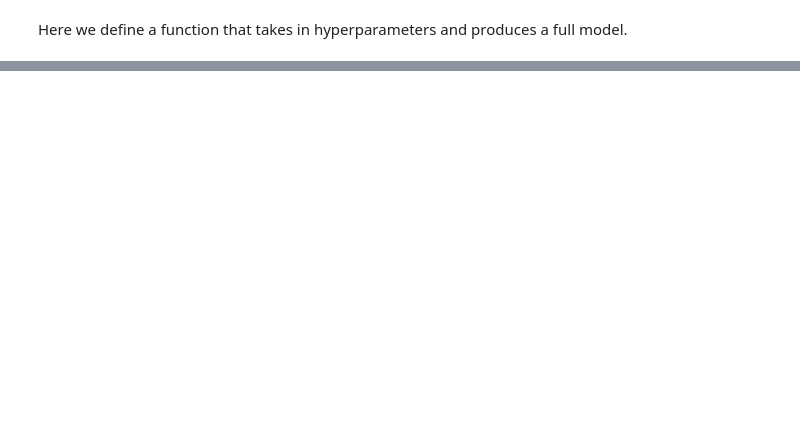
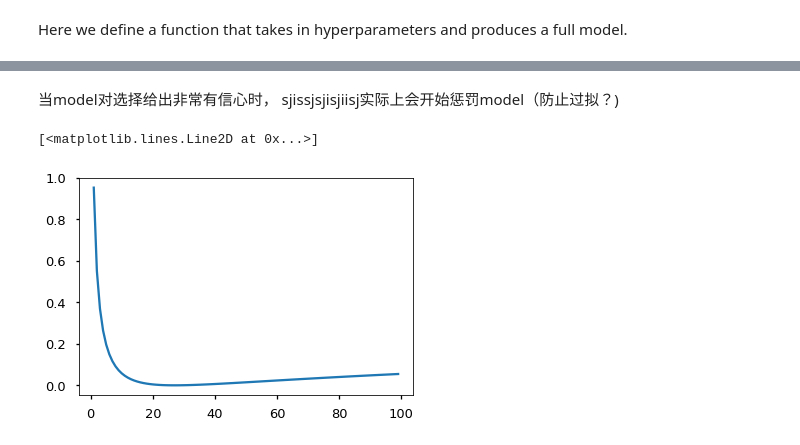
Before and after one commit to bjbluejita/deep-learning-notebook, a Jupyter notebook: 17-word_language_model-pytorch/Attention_is_all_you_need.ipynb, the cells around one changed output, grey strips where cells are left out. Saved outputs shown, nothing was run; the diff lists cells and outputs as text; code cells hidden in the pictures; blank space fills up the shorter version.

```diff
--- a/17-word_language_model-pytorch/Attention_is_all_you_need.ipynb
+++ b/17-word_language_model-pytorch/Attention_is_all_you_need.ipynb
@@ -299,0 +452,13 @@ print( tmp_model )
+# %% [markdown]
+当model对选择给出非常有信心时， sjissjsjisjiisj实际上会开始惩罚model（防止过拟？)
+# %%
+crit = LabelSmoothing( 5, 0, 0.1 )
+def loss( x ):
+    d = x + 3 * 1
+    predict = torch.FloatTensor( [[ 0, x/d, 1/d, 1/d, 1/d ]] )
+    return crit( Variable( predict.log() ), Variable( torch.LongTensor( [1] ) ) ).item()
+
+plt.plot( np.arange(1, 100), [loss(x) for x in range(1, 100)] )
+# %% [output]
+[<matplotlib.lines.Line2D at 0x...>]
+[figure, added]
```
Also changed, not shown: parts of 19 cells of this notebook, 2 other files.
